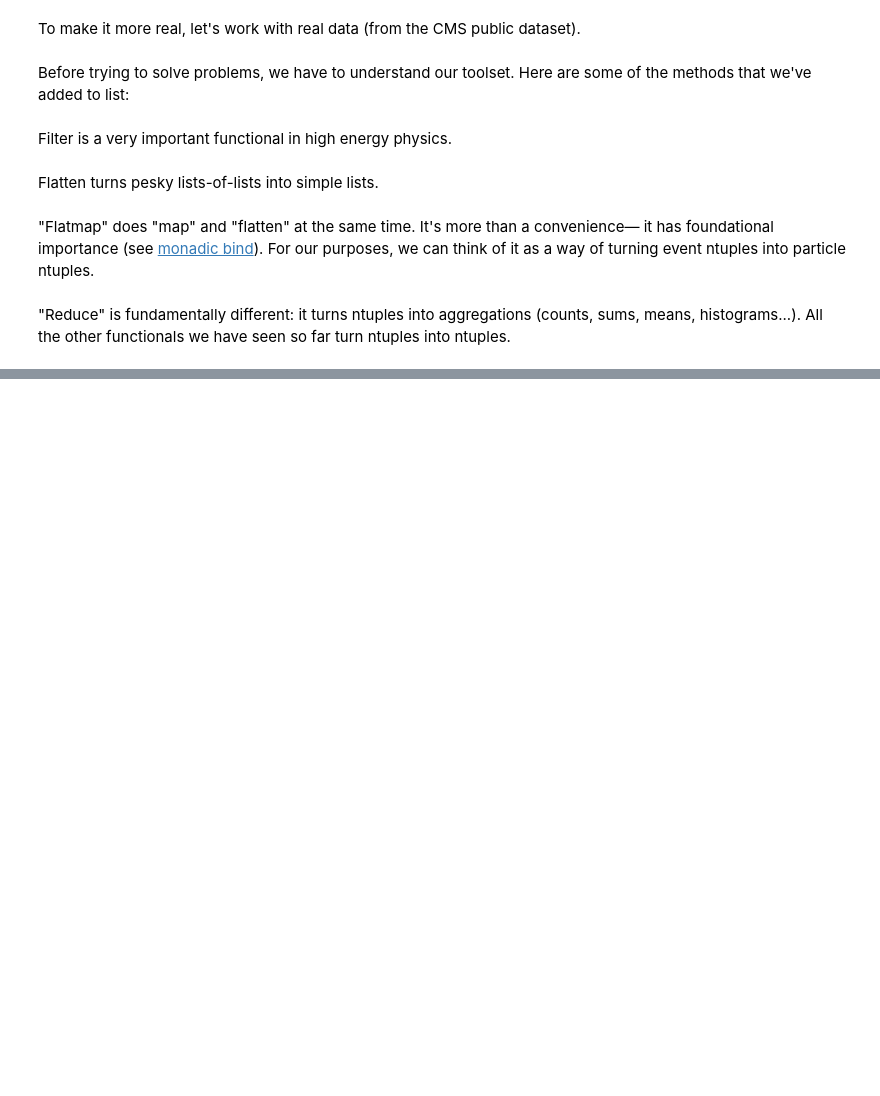
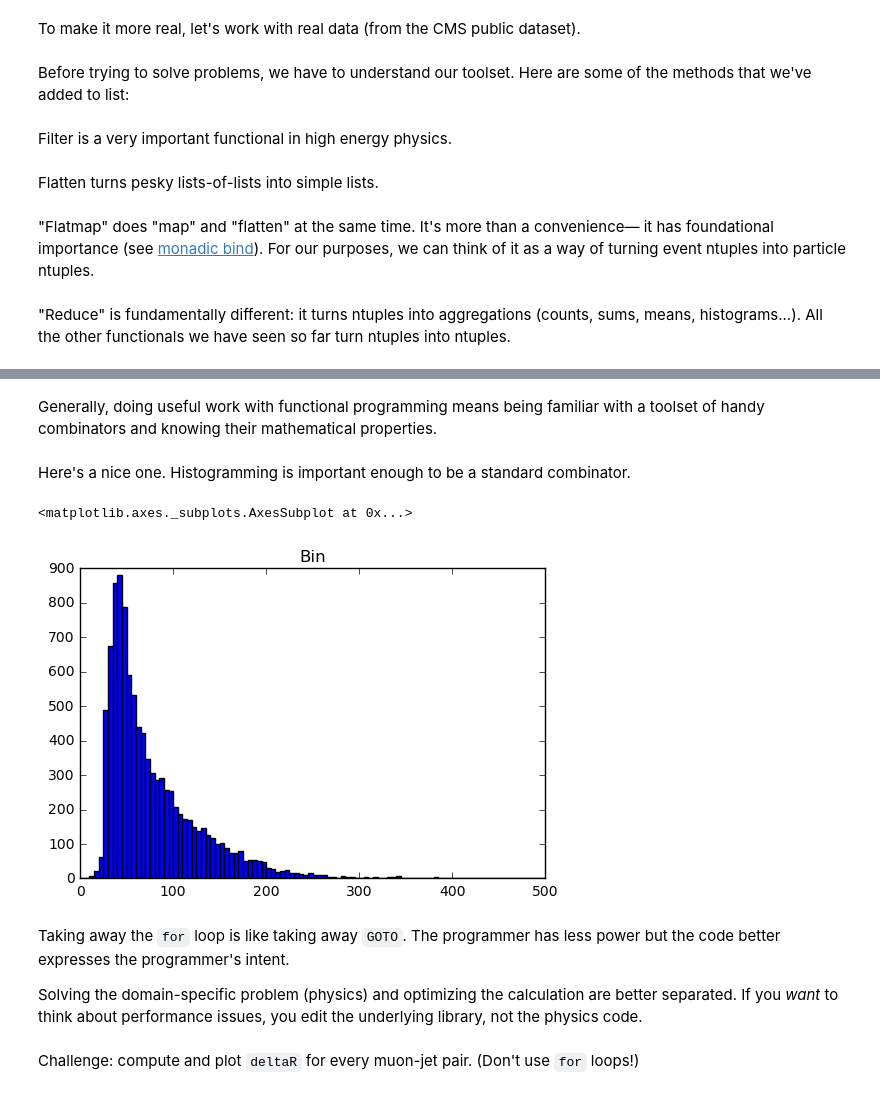
Before and after one commit to jpivarski-talks/codas-functional-programming, a Jupyter notebook: nb2-functional-playground.ipynb, the cells around one changed output, grey strips where cells are left out. Drawn from its saved outputs; the diff is of its cells as text; code cells hidden in the pictures; blank space fills up the shorter version.

Commit message:
getting into the loop constructs

```diff
--- a/nb2-functional-playground.ipynb
+++ b/nb2-functional-playground.ipynb
@@ -64,0 +98,17 @@ def averageOnTheFly(x, y):
+# %% [markdown]
+Generally, doing useful work with functional programming means being familiar with a toolset of handy combinators and knowing their mathematical properties.
+# %% [markdown]
+Here's a nice one. Histogramming is important enough to be a standard combinator.
+# %%
+events.flatmap(lambda ev: ev.muons).take(10000) \
+      .Bin(100, 0, 500, lambda muon: sqrt(muon.px**2 + muon.py**2 + muon.pz**2)) \
+      .plot.matplotlib()
+# %% [output]
+<matplotlib.axes._subplots.AxesSubplot at 0x...>
+[figure, added]
+# %% [markdown]
+Taking away the `for` loop is like taking away `GOTO`. The programmer has less power but the code better expresses the programmer's intent.
+
+Solving the domain-specific problem (physics) and optimizing the calculation are better separated. If you _want_ to think about performance issues, you edit the underlying library, not the physics code.
+# %% [markdown]
+Challenge: compute and plot `deltaR` for every muon-jet pair. (Don't use `for` loops!)
```
Also changed, not shown: parts of 7 cells of this notebook.
